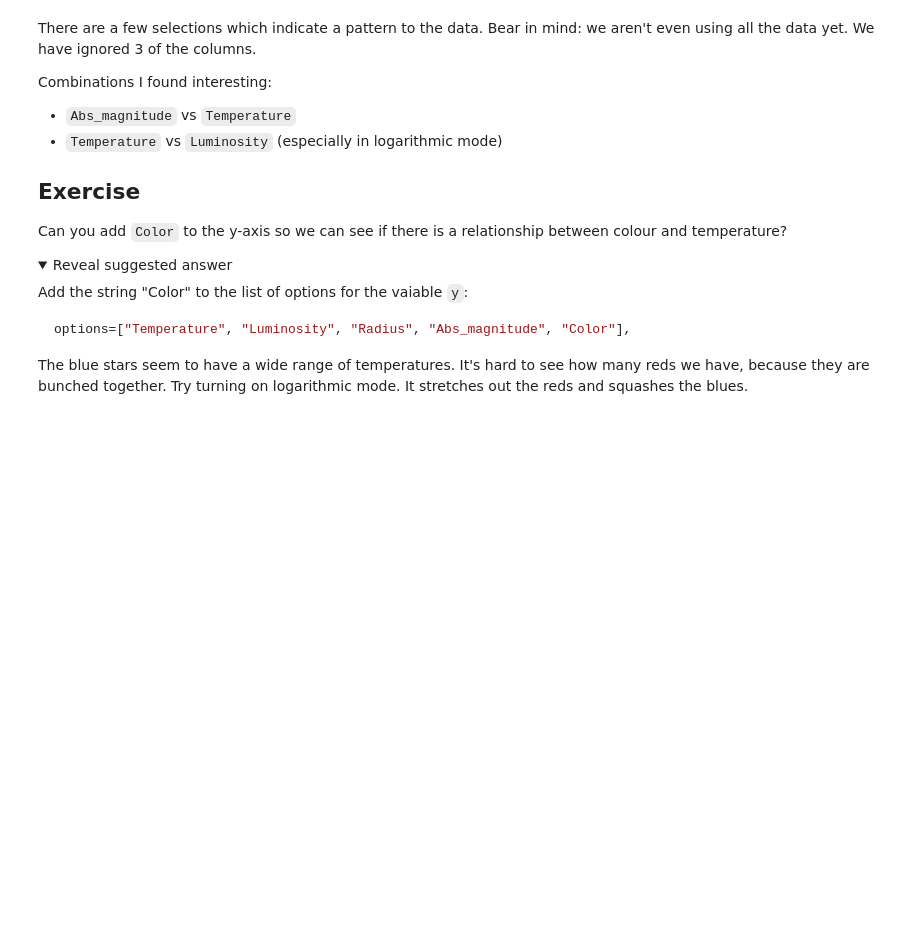
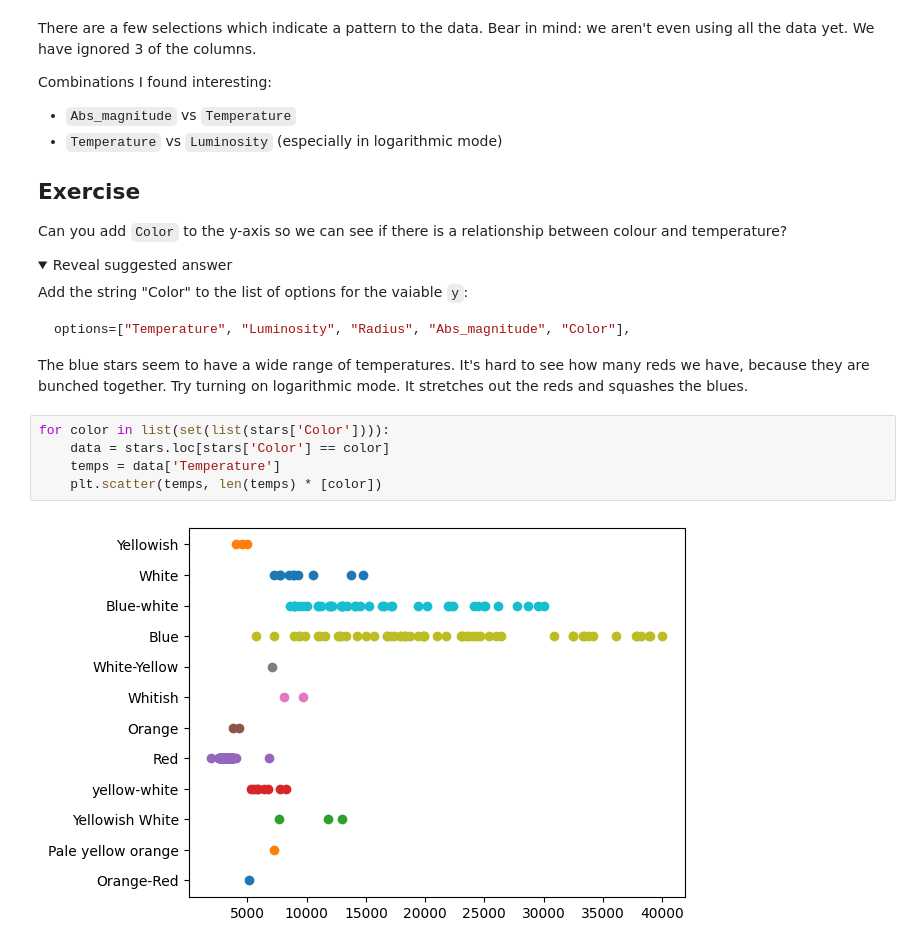
Before and after one commit to jenny4567/intro-to-data-analysis, a Jupyter notebook: stats_bites01/notebooks/02_describe_the_stars.ipynb, the cells around one changed output. Cells and saved outputs as stored; diff of their text form; folded sections open; blank space fills up the shorter version.

```diff
--- a/stats_bites01/notebooks/02_describe_the_stars.ipynb
+++ b/stats_bites01/notebooks/02_describe_the_stars.ipynb
@@ -85,3 +105,10 @@ options=["Temperature", "Luminosity", "Radius", "Abs_magnitude", "Color"],
 </details>
 
 The blue stars seem to have a wide range of temperatures. It's hard to see how many reds we have, because they are bunched together. Try turning on logarithmic mode. It stretches out the reds and squashes the blues.
+# %%
+for color in list(set(list(stars['Color']))):
+    data = stars.loc[stars['Color'] == color]
+    temps = data['Temperature']
+    plt.scatter(temps, len(temps) * [color])
+# %% [output]
+[figure, added]
```
Also changed, not shown: parts of 9 cells of this notebook.
